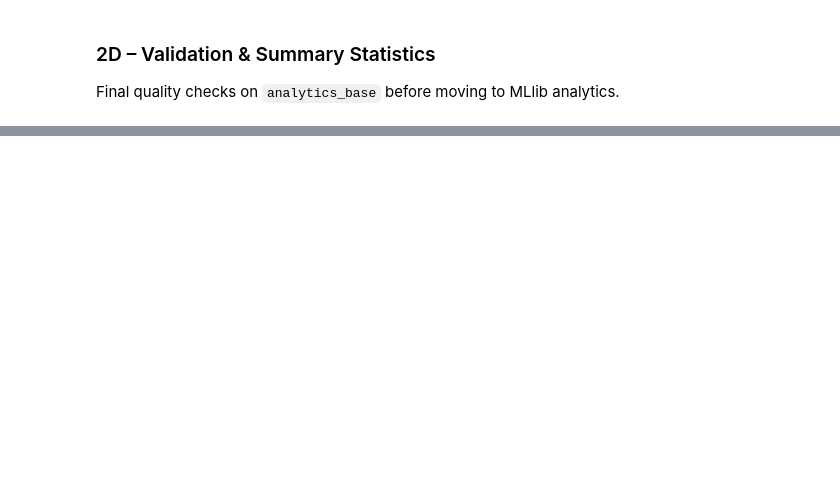
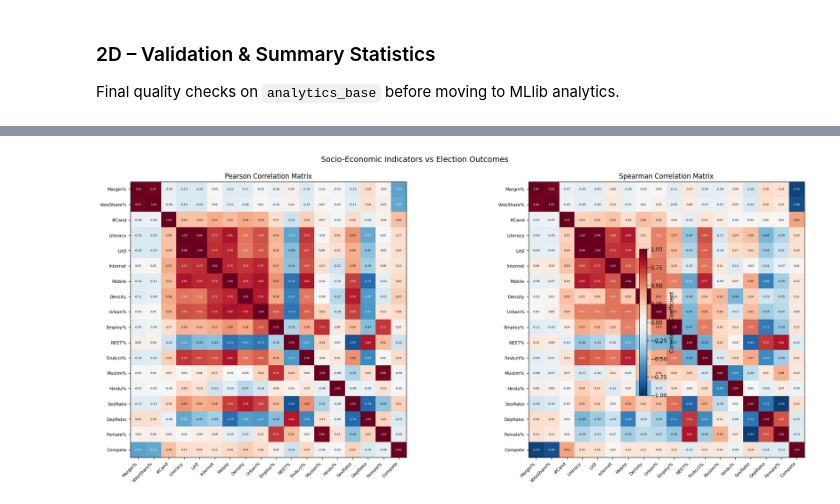
Before and after one commit to minhajshafin/Election-Dashboard, a Jupyter notebook: data_science/notebooks/election-analysis.ipynb, the cells around one changed output, grey strips where cells are left out. Saved outputs shown, nothing was run; the diff lists cells and outputs as text; code cells hidden in the pictures; blank space fills up the shorter version.

```diff
--- a/data_science/notebooks/election-analysis.ipynb
+++ b/data_science/notebooks/election-analysis.ipynb
@@ -197,6 +274,8 @@ socio = (socio_raw
     .withColumnRenamed("Population by Sex, Dist & Loca_Population_Total_#", "pop_total_loc")
     .withColumnRenamed("Population by Sex, Dist & Loca_Population_rural_Total_#", "pop_rural")
     .withColumnRenamed("Population by Sex, Dist & Loca_Population_Urban_Total_#", "pop_urban")
+    .withColumnRenamed("Population by Sex, Dist & Loca_Population_Male_#", "pop_male")
+    .withColumnRenamed("Population by Sex, Dist & Loca_Population_Female_#", "pop_female")
     .withColumnRenamed("Literacy Rate_7year+_Overall", "literacy_rate")
     .withColumnRenamed("Literacy Rate_7year+_Male", "literacy_male")
     .withColumnRenamed("Literacy Rate_7year+_Female", "literacy_female")
@@ -210,6 +289,8 @@ socio = (socio_raw
     .withColumnRenamed("%_Have financial account_Overall", "financial_account_pct")
     .withColumnRenamed("Population by Religion, Sex_# Total_Muslim", "pop_muslim")
     .withColumnRenamed("Population by Religion, Sex_# Total_Hindu", "pop_hindu")
+    .withColumnRenamed("Population Growth Rate, Sex Rat_Overall_Sex_Ratio", "sex_ratio")
+    .withColumnRenamed("Population Growth Rate, Sex Rat_Overall_Dependeny_Ratio", "dependency_ratio")
 )
 
 # Cast all numeric columns (inferSchema may miss some due to commas/spaces)
@@ -343,7 +472,6 @@ analytics_base = (joined
         F.round(F.col("employed_total") / F.col("Population_Total") * 100, 2))
 
     # -- Competitiveness index (inverse margin × candidate count) --
-    # Higher = more competitive
     .withColumn("competitiveness_index",
         F.round(
             F.col("candidate_count") /
@@ -351,15 +479,21 @@ analytics_base = (joined
                  / F.col("total_valid_votes") * 100),
             2))
 
-    # -- Muslim majority flag --
+    # -- Religion demographics --
     .withColumn("muslim_majority_pct",
         F.round(F.col("pop_muslim") / F.col("Population_Total") * 100, 2))
+    .withColumn("hindu_pct",
+        F.round(F.col("pop_hindu") / F.col("Population_Total") * 100, 2))
+
+    # -- Sex demography --
+    .withColumn("female_pct",
+        F.round(F.col("pop_female") / F.col("Population_Total") * 100, 2))
 )
 
 analytics_base.createOrReplaceTempView("analytics_base")
 print(f"analytics_base: {analytics_base.count()} rows × {len(analytics_base.columns)} cols")
 analytics_base.select(
     "constituency", "winner_party", "winning_margin_pct",
-    "winner_vote_share_pct", "urbanization_index",
-    "literacy_rate", "internet_pct", "competitiveness_index"
+    "urbanization_index", "literacy_rate", "muslim_majority_pct",
+    "hindu_pct", "sex_ratio", "dependency_ratio", "female_pct"
 ).show(10, truncate=22)
@@ -426,0 +689,40 @@ print("═" * 60)
+# %%
+# ── 3A.2  Correlation Heatmap (Visual) ────────────────────────────────────────
+import matplotlib.pyplot as plt
+
+# Short labels for readability
+SHORT = {
+    "winning_margin_pct": "Margin%", "winner_vote_share_pct": "VoteShare%",
+    "candidate_count": "#Cand", "literacy_rate": "Literacy",
+    "literacy_female": "Lit♀", "internet_pct": "Internet",
+    "mobile_phone_pct": "Mobile", "pop_density": "Density",
+    "urbanization_index": "Urban%", "employment_rate_pct": "Employ%",
+    "neet_pct": "NEET%", "financial_account_pct": "FinAcct%",
+    "muslim_majority_pct": "Muslim%", "hindu_pct": "Hindu%",
+    "sex_ratio": "SexRatio", "dependency_ratio": "DepRatio",
+    "female_pct": "Female%", "competitiveness_index": "Compete"
+}
+labels = [SHORT.get(f, f) for f in CORR_FEATURES]
+
+fig, axes = plt.subplots(1, 2, figsize=(20, 8))
+for ax, mat, title in zip(axes, [pearson_np, spearman_np], ["Pearson", "Spearman"]):
+    im = ax.imshow(mat, cmap="RdBu_r", vmin=-1, vmax=1)
+    ax.set_xticks(range(len(labels)))
+    ax.set_yticks(range(len(labels)))
+    ax.set_xticklabels(labels, rotation=45, ha="right", fontsize=8)
+    ax.set_yticklabels(labels, fontsize=8)
+    ax.set_title(f"{title} Correlation Matrix", fontsize=12)
+    # Annotate cells with values
+    for i in range(len(labels)):
+        for j in range(len(labels)):
+            v = mat[i][j]
+            color = "white" if abs(v) > 0.5 else "black"
+            ax.text(j, i, f"{v:.2f}", ha="center", va="center",
+                    fontsize=5, color=color)
+
+fig.colorbar(im, ax=axes, shrink=0.6, label="Correlation Coefficient")
+plt.suptitle("Socio-Economic Indicators vs Election Outcomes", fontsize=14, y=1.02)
+plt.tight_layout()
+plt.show()
+# %% [output]
+[figure, added]
```
Also changed, not shown: parts of 22 cells of this notebook.
